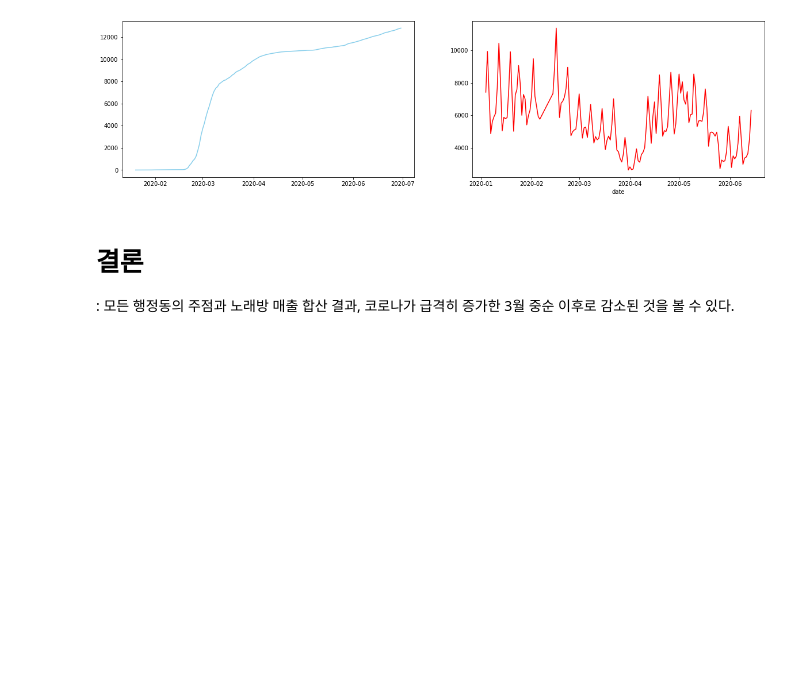
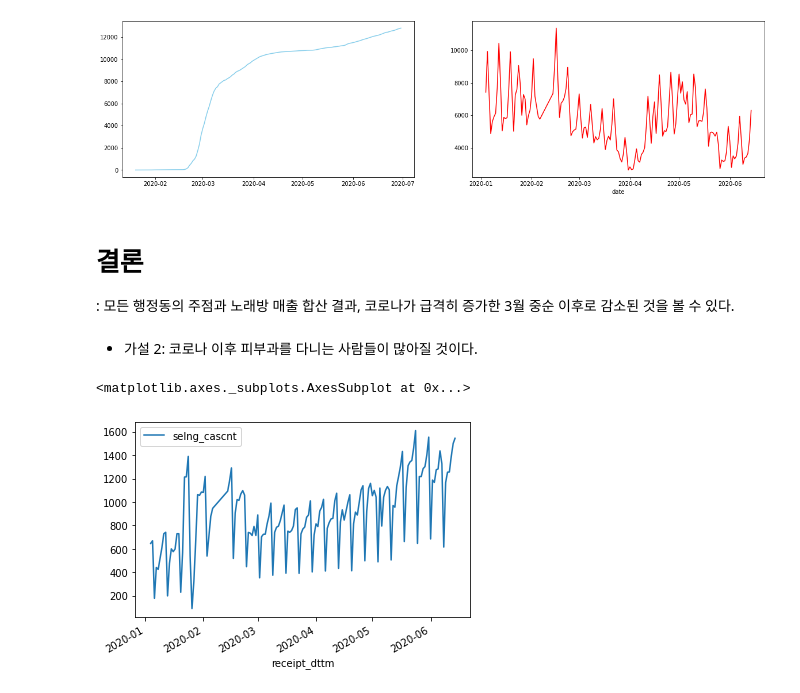
Before and after one commit to Pyeonseohee/Deeplearning, a Jupyter notebook: Datascience_Post_Covid19_1.ipynb, the cells around one changed output. Drawn from its saved outputs; the diff is of its cells as text; code cells hidden in the pictures; blank space fills up the shorter version.

```diff
--- a/Datascience_Post_Covid19_1.ipynb
+++ b/Datascience_Post_Covid19_1.ipynb
@@ -303,3 +303,11 @@ plt.show()
 # %% [markdown]
 # 결론
  : 모든 행정동의 주점과 노래방 매출 합산 결과, 코로나가 급격히 증가한 3월 중순 이후로 감소된 것을 볼 수 있다.
+# %% [markdown]
+* 가설 2: 코로나 이후 피부과를 다니는 사람들이 많아질 것이다.
+# %%
+skin_care = DataFrame(group2[:, '피부미용실'])
+skin_care.plot()
+# %% [output]
+<matplotlib.axes._subplots.AxesSubplot at 0x...>
+[figure, added]
```
Also changed, not shown: parts of 18 cells of this notebook.
